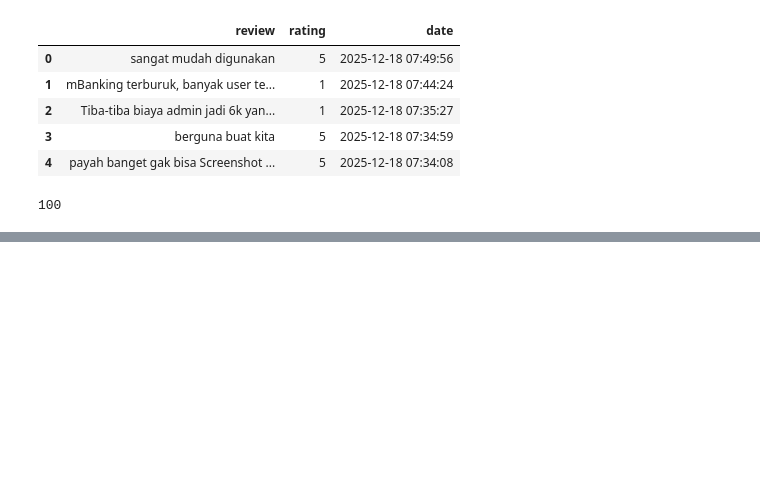
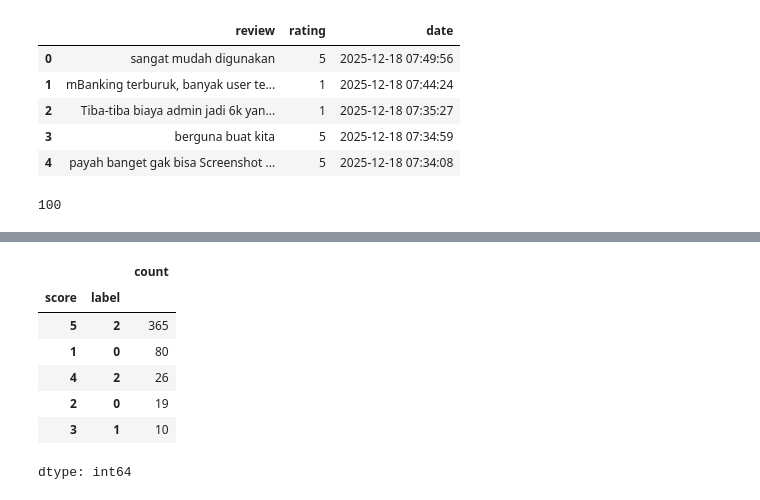
Before and after one commit to mukhairatil/sentiment-analysis-indoroberta, a Jupyter notebook: tes_penelitian.ipynb, the cells around one changed output, grey strips where cells are left out. Drawn from its saved outputs; the diff is of its cells as text; code cells hidden in the pictures; blank space fills up the shorter version.

```diff
--- a/tes_penelitian.ipynb
+++ b/tes_penelitian.ipynb
@@ -70,0 +103,16 @@ len(df_100)
+# %%
+import re
+def clean_text(text):
+    # Case folding
+    text = text.lower()
+    # Hapus mention, link, dan karakter spesial (noise)
+    text = re.sub(r'@[A-Za-z0-9_]+|https?://\S+|#\S+|[^\w\s]', '', text)
+    # Hapus angka yang tidak penting
+    text = re.sub(r'\d+', '', text)
+    # Contoh Normalisasi sederhana (bisa kamu tambah sendiri list-nya)
+    norm_dict = {'yg': 'yang', 'ga': 'tidak', 'gak': 'tidak', 'bgt': 'banget', 'apps': 'aplikasi'}
+    for word, replacement in norm_dict.items():
+        text = re.sub(r'\b' + word + r'\b', replacement, text)
+    return text.strip()
+# %%
+df['cleaned_text'] = df['content'].apply(clean_text)
@@ -70,0 +128,23 @@ len(df_100)
+# %%
+# 3. LABELING
+# 1-2: Negatif (0), 3: Netral (1), 4-5: Positif (2)
+def create_label(score):
+    if score <= 2:
+        return 0
+    elif score == 3:
+        return 1
+    else:
+        return 2
+# %%
+df['label'] = df['score'].apply(create_label)
+# %%
+df[["score", "label"]].value_counts()
+# %% [output]
+|  |  | count |
+| score | label |  |
+| 5 | 2 | 365 |
+| 1 | 0 | 80 |
+| 4 | 2 | 26 |
+| 2 | 0 | 19 |
+| 3 | 1 | 10 |
+dtype: int64
```
Also changed, not shown: parts of 10 cells of this notebook.
